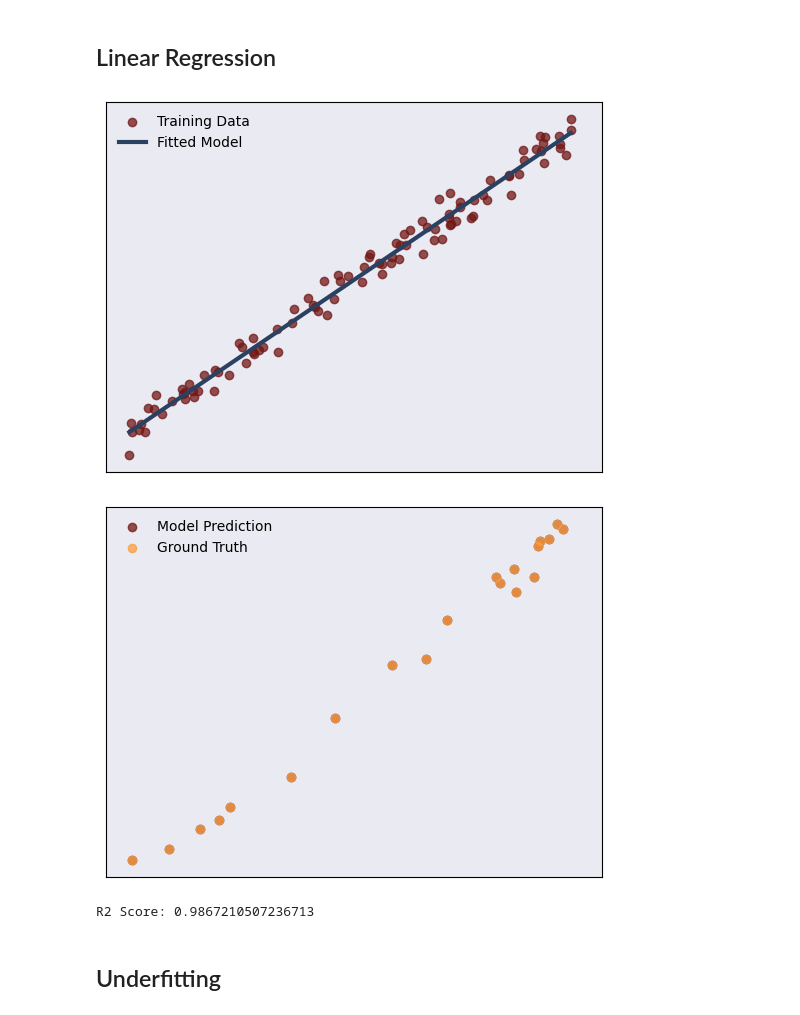
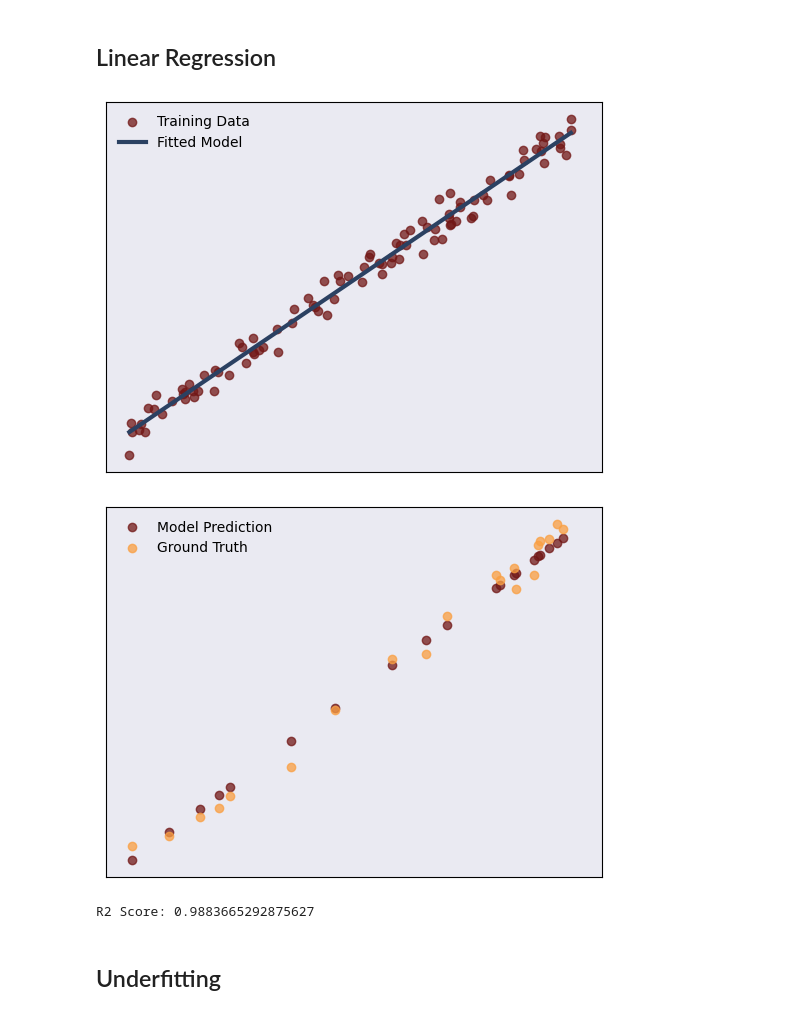
Before and after one commit to ReturnMarc/advanced-computer-vision-ss2024_Gabler_Marc, a Jupyter notebook: Advanced_Computer_Vision_Exercise_01/Exercise_01/source_code/Linear_Regression.ipynb, the cells around one changed output. Cells and saved outputs as stored; diff of their text form; code cells hidden in the pictures.

```diff
--- a/Advanced_Computer_Vision_Exercise_01/Exercise_01/source_code/Linear_Regression.ipynb
+++ b/Advanced_Computer_Vision_Exercise_01/Exercise_01/source_code/Linear_Regression.ipynb
@@ -163,24 +138,24 @@ from sklearn.metrics import mean_squared_error
 # %%
 X, Y = load_csv_in_sklearn_format( "linear_dataset_100.csv" )
 
 model = LinearRegression()
 model.fit(X, Y)
 Y_pred = model.predict(X)
 
 plot_model_fit( X, Y, X_trend=X, Y_trend=Y_pred, filename="goodfit_linear_model.png" )
 
 X_test, Y_ground_truth = load_csv_in_sklearn_format( "linear_dataset_test.csv" )
 
-Y_pred_test = Y_ground_truth
+Y_pred_test = model.predict(X_test)
 
 plot_test_data( X_test, Y_pred_test, X_test, Y_ground_truth, filename="goodfit_linear_testdata.png" )
 
-r2_score = model.score(X, Y)
-print( "R2 Score:", r2_score )
+r2_scores = model.score(X_test, Y_ground_truth)
+print( "R2 Score:", r2_scores )
 # %% [output]
 [figure]
-[figure, old version]
+[figure, new version]
-R2 Score: 0.9867210507236713
+R2 Score: 0.9883665292875627
 # %% [markdown]
 ## Underfitting
 # %%
```
Also changed, not shown: parts of 10 cells of this notebook, 33 other files.
